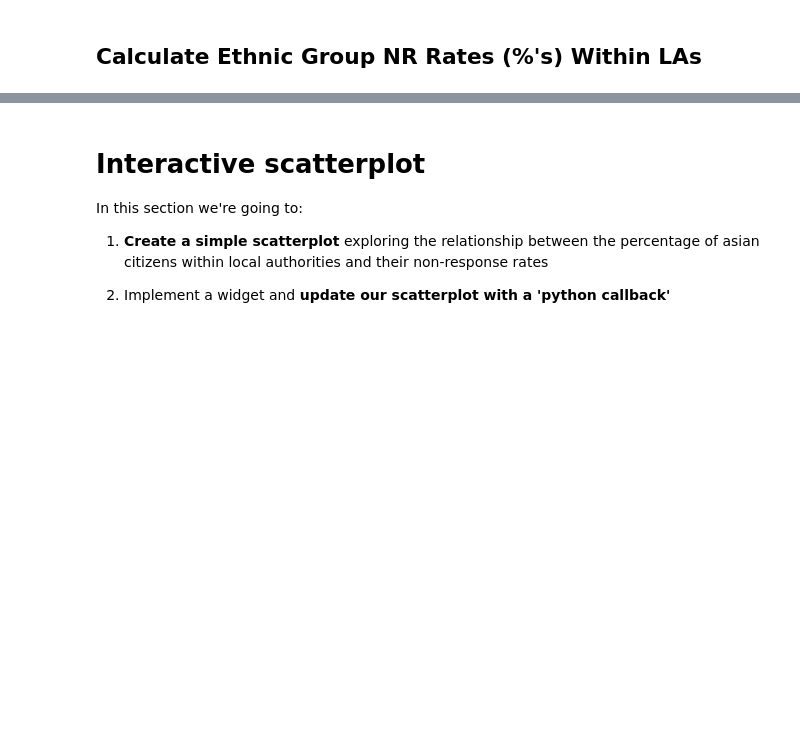
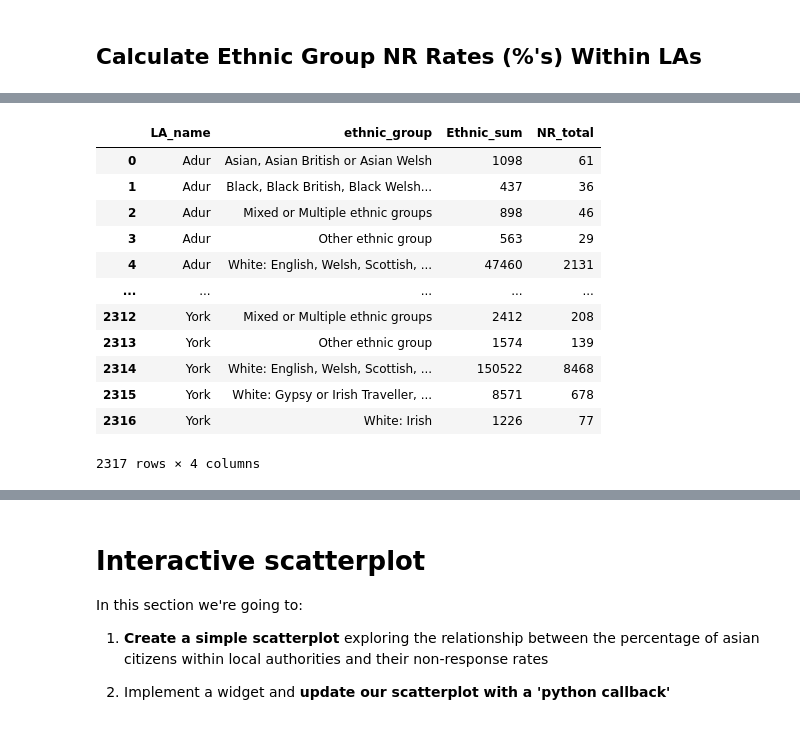
Before and after one commit to UKDataServiceOpen/Interactive_visualisations, a Jupyter notebook: Python_code/Guide.ipynb, the cells around one changed output, grey strips where cells are left out. Cells and saved outputs as stored; diff of their text form; code cells hidden in the pictures; blank space fills up the shorter version.

```diff
--- a/Python_code/Guide.ipynb
+++ b/Python_code/Guide.ipynb
@@ -489,5 +556,5 @@ df2.columns = [col.lower().replace(" ", "_") for col in df2.columns]
 # %%
 # Let's shorten the local authority column names as they are wayyyy too long
 
-df2.rename(columns={'lower_tier_local_authorities_code':'LA_code', 'lower_tier_local_authorities': 'LA_name'}, inplace=True)
+df3.rename(columns={'lower_tier_local_authorities_code':'LA_code', 'lower_tier_local_authorities': 'LA_name'}, inplace=True)
 # %%
@@ -510,5 +577,5 @@ df2
 # Again we have redundant categories...
 # Let's get rid of 'Does not apply' for the gender identity and ethnic group column
 
-df2 = df2[(df2.gender_identity_code != -8) & (df2.ethnic_group_code != -8)].reset_index(drop = True)
+df3 = df3[(df3.gender_identity_code != -8) & (df3.ethnic_group_code != -8)].reset_index(drop = True)
 # %%
@@ -647,0 +738,18 @@ nr = nr.reset_index(drop=True)
+# %%
+# Merge the ethnic group totals with the ethnic group non-response totals
+
+grp_nr = pd.merge(ethnic_totals, non_response_totals, on=['LA_name', 'ethnic_group'], how='left')
+# %% [output]
+|  | LA_name | ethnic_group | Ethnic_sum | NR_total |
+| 0 | Adur | Asian, Asian British or Asian Welsh | 1098 | 61 |
+| 1 | Adur | Black, Black British, Black Welsh... | 437 | 36 |
+| 2 | Adur | Mixed or Multiple ethnic groups | 898 | 46 |
+| 3 | Adur | Other ethnic group | 563 | 29 |
+| 4 | Adur | White: English, Welsh, Scottish, ... | 47460 | 2131 |
+| ... | ... | ... | ... | ... |
+| 2312 | York | Mixed or Multiple ethnic groups | 2412 | 208 |
+| 2313 | York | Other ethnic group | 1574 | 139 |
+| 2314 | York | White: English, Welsh, Scottish, ... | 150522 | 8468 |
+| 2315 | York | White: Gypsy or Irish Traveller, ... | 8571 | 678 |
+| 2316 | York | White: Irish | 1226 | 77 |
+2317 rows × 4 columns
```
Also changed, not shown: parts of 82 cells of this notebook, 8 other files.
